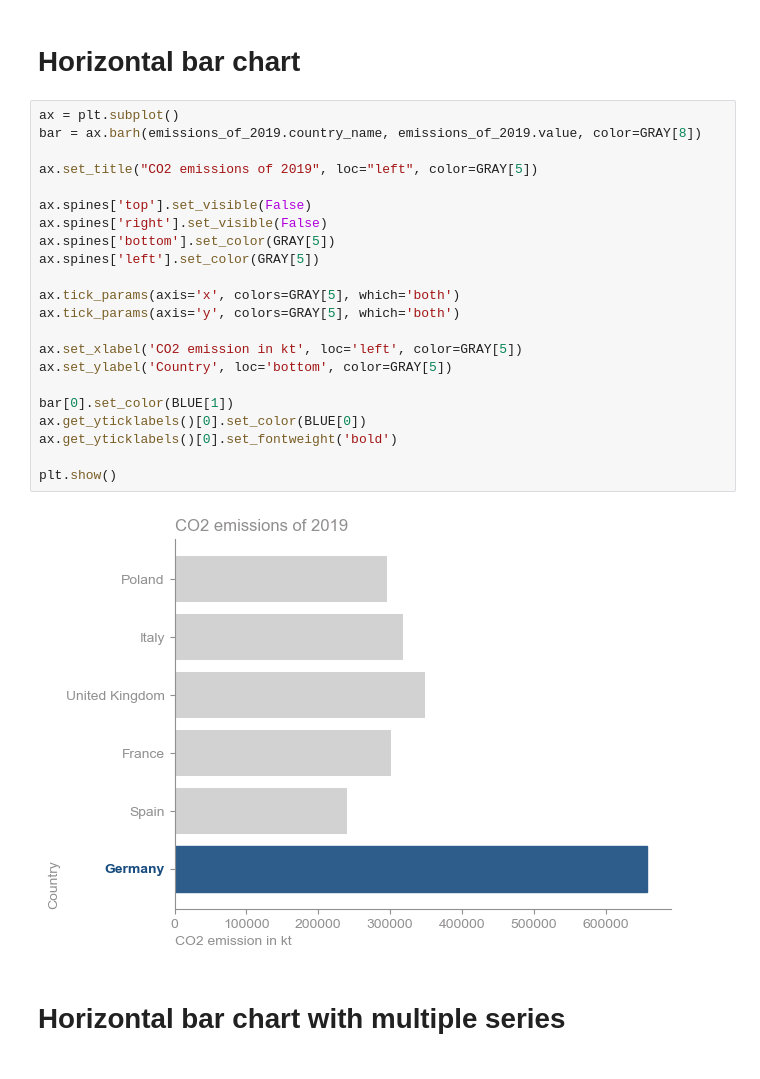
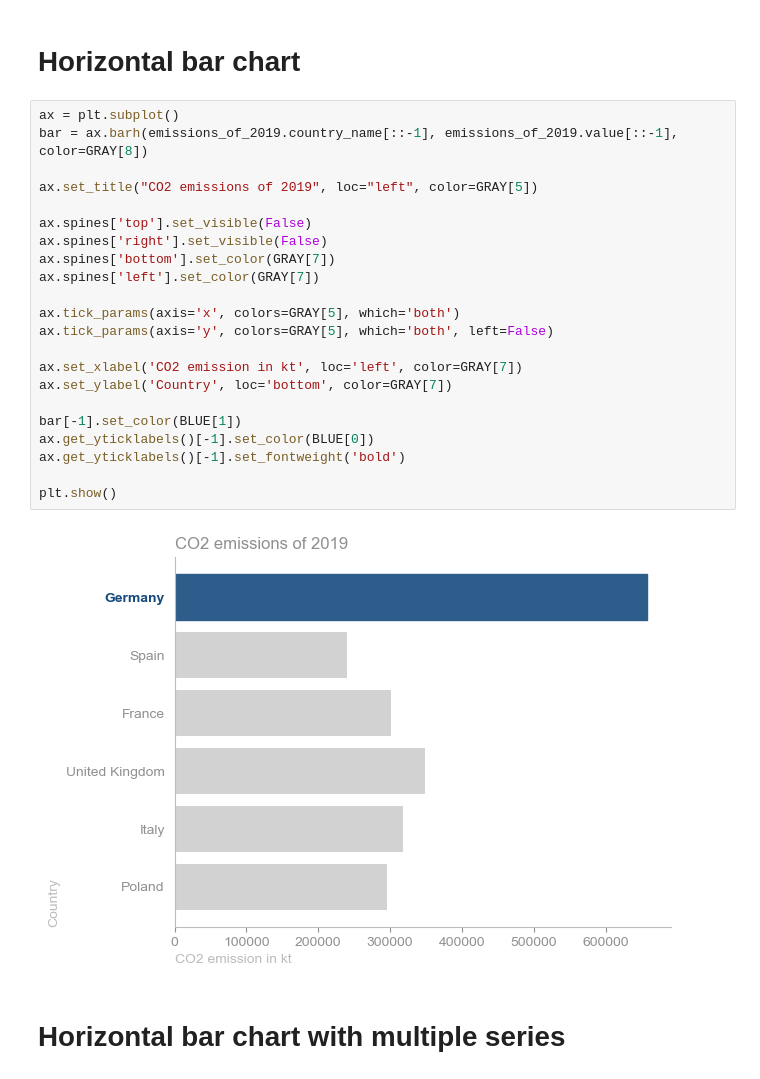
Before and after one commit to gitseti/data-visualizations, a Jupyter notebook: horizontal-bar/bar.ipynb, the cells around one changed output. Saved outputs shown, nothing was run; the diff lists cells and outputs as text.

```diff
--- a/horizontal-bar/bar.ipynb
+++ b/horizontal-bar/bar.ipynb
@@ -66,28 +66,28 @@ display(emissions_of_2019)
 # Horizontal bar chart
 # %%
 ax = plt.subplot()
-bar = ax.barh(emissions_of_2019.country_name, emissions_of_2019.value, color=GRAY[8])
+bar = ax.barh(emissions_of_2019.country_name[::-1], emissions_of_2019.value[::-1], color=GRAY[8])
 
 ax.set_title("CO2 emissions of 2019", loc="left", color=GRAY[5])
 
 ax.spines['top'].set_visible(False)
 ax.spines['right'].set_visible(False)
-ax.spines['bottom'].set_color(GRAY[5])
-ax.spines['left'].set_color(GRAY[5])
+ax.spines['bottom'].set_color(GRAY[7])
+ax.spines['left'].set_color(GRAY[7])
 
 ax.tick_params(axis='x', colors=GRAY[5], which='both')
-ax.tick_params(axis='y', colors=GRAY[5], which='both')
+ax.tick_params(axis='y', colors=GRAY[5], which='both', left=False)
 
-ax.set_xlabel('CO2 emission in kt', loc='left', color=GRAY[5])
-ax.set_ylabel('Country', loc='bottom', color=GRAY[5])
+ax.set_xlabel('CO2 emission in kt', loc='left', color=GRAY[7])
+ax.set_ylabel('Country', loc='bottom', color=GRAY[7])
 
-bar[0].set_color(BLUE[1])
-ax.get_yticklabels()[0].set_color(BLUE[0])
-ax.get_yticklabels()[0].set_fontweight('bold')
+bar[-1].set_color(BLUE[1])
+ax.get_yticklabels()[-1].set_color(BLUE[0])
+ax.get_yticklabels()[-1].set_fontweight('bold')
 
 plt.show()
 # %% [output]
-[figure, old version]
+[figure, new version]
 # %% [markdown]
 # Horizontal bar chart with multiple series
 # %%
```
Also changed, not shown: parts of 1 cell of this notebook, 1 other file.
